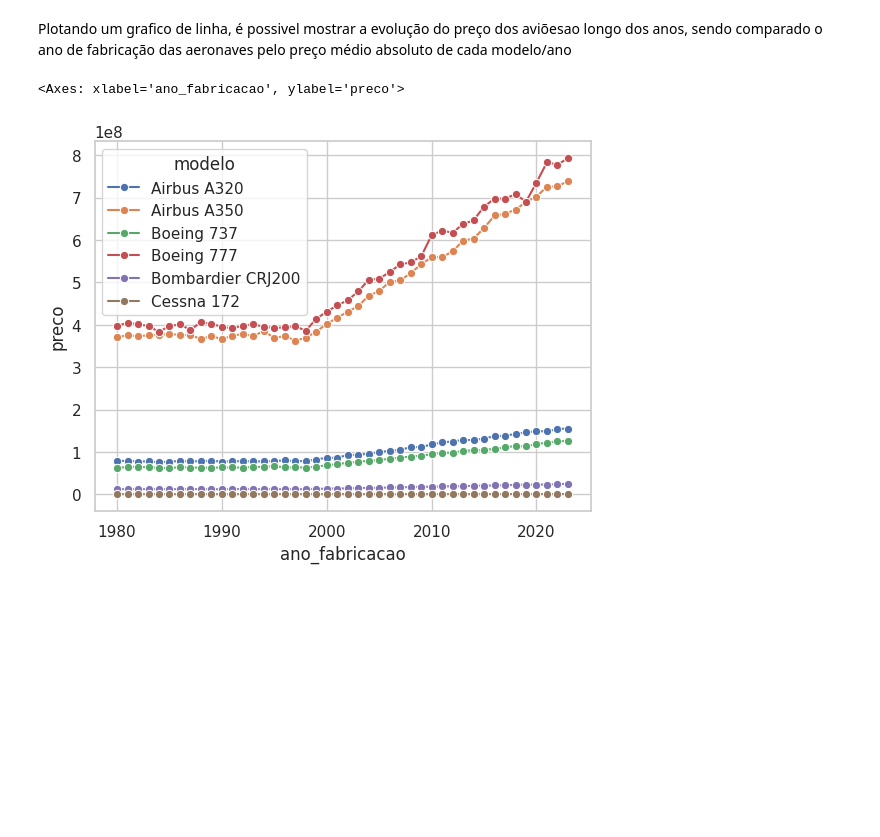
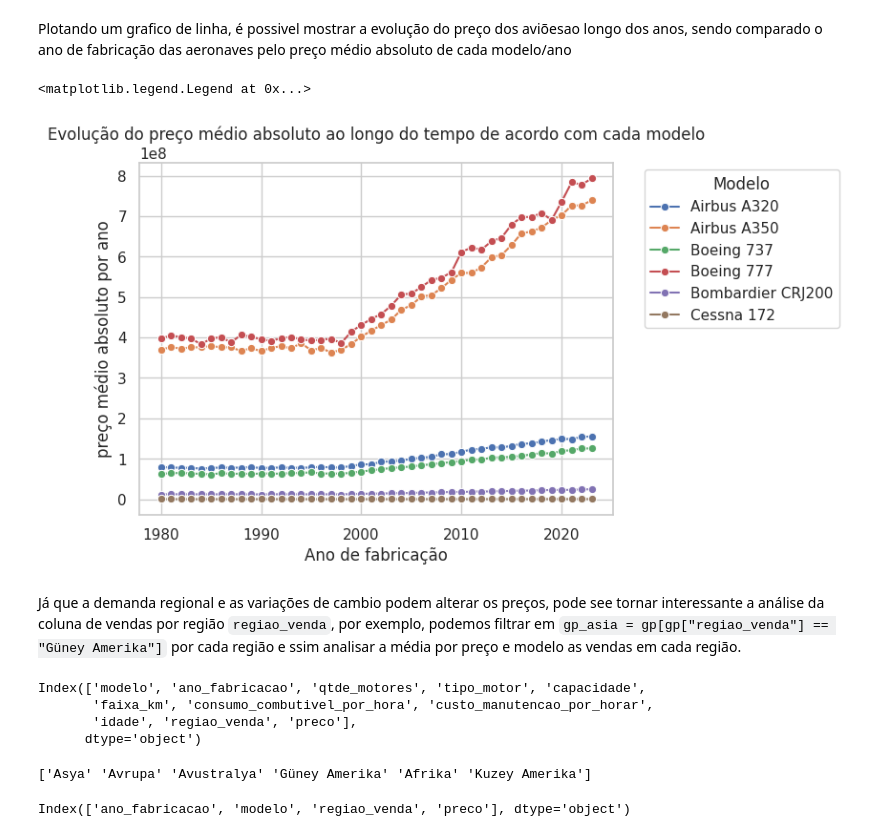
Before and after one commit to larifreitas/fundamentos-ds-e-ia, a Jupyter notebook: Atividade_airplane_price_dataset.ipynb, the cells around one changed output. Saved outputs shown, nothing was run; the diff lists cells and outputs as text; code cells hidden in the pictures; blank space fills up the shorter version.

```diff
--- a/Atividade_airplane_price_dataset.ipynb
+++ b/Atividade_airplane_price_dataset.ipynb
@@ -322,9 +322,27 @@ gp.reset_index()
 264 rows × 3 columns
 # %% [markdown]
 Plotando um grafico de linha, é possivel mostrar a evolução do preço dos aviõesao longo dos anos, sendo comparado o ano de fabricação das aeronaves pelo preço médio absoluto de cada modelo/ano
-# %%
-
-sns.lineplot(data=gp, x="ano_fabricacao", y="preco", hue="modelo", marker="o")
-# %% [output]
-<Axes: xlabel='ano_fabricacao', ylabel='preco'>
-[figure, removed]
+# %%
+
+sns.lineplot(data=gp, x="ano_fabricacao", y="preco", hue="modelo", marker="o")
+plt.title("Evolução do preço médio absoluto ao longo do tempo de acordo com cada modelo")
+plt.xlabel("Ano de fabricação")
+plt.ylabel("preço médio absoluto por ano")
+plt.legend(title="Modelo", bbox_to_anchor=(1.05, 1), loc='upper left')
+# %% [output]
+<matplotlib.legend.Legend at 0x...>
+[figure, added]
+# %% [markdown]
+Já que a demanda regional e as variações de cambio podem alterar os preços, pode see tornar interessante a análise da coluna de vendas por região `regiao_venda`, por exemplo, podemos filtrar em `gp_asia = gp[gp["regiao_venda"] == "Güney Amerika"]` por cada região e ssim analisar a média por preço e modelo as vendas em cada região.
+# %%
+# listar quais são as regiões
+df.columns
+# %% [output]
+Index(['modelo', 'ano_fabricacao', 'qtde_motores', 'tipo_motor', 'capacidade',
+       'faixa_km', 'consumo_combutivel_por_hora', 'custo_manutencao_por_horar',
+       'idade', 'regiao_venda', 'preco'],
+      dtype='object')
+# %%
+print(df["regiao_venda"].unique())
+# %% [output]
+['Asya' 'Avrupa' 'Avustralya' 'Güney Amerika' 'Afrika' 'Kuzey Amerika']
@@ -330,0 +351,4 @@ sns.lineplot(data=gp, x="ano_fabricacao", y="preco", hue="modelo", marker="o")
+# %%
+print(gp.columns)
+# %% [output]
+Index(['ano_fabricacao', 'modelo', 'regiao_venda', 'preco'], dtype='object')
```
Also changed, not shown: parts of 64 cells of this notebook, 1 other file.
